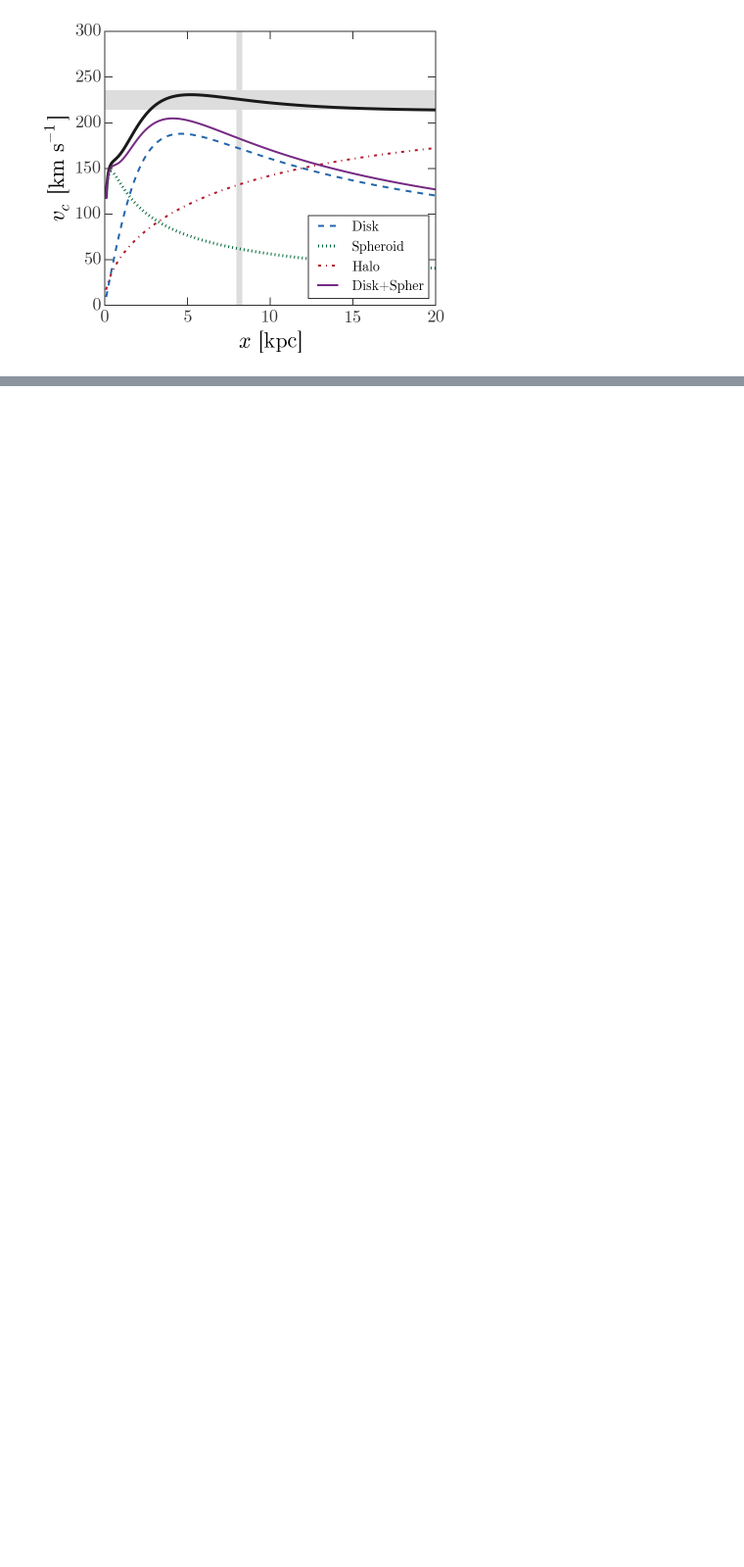
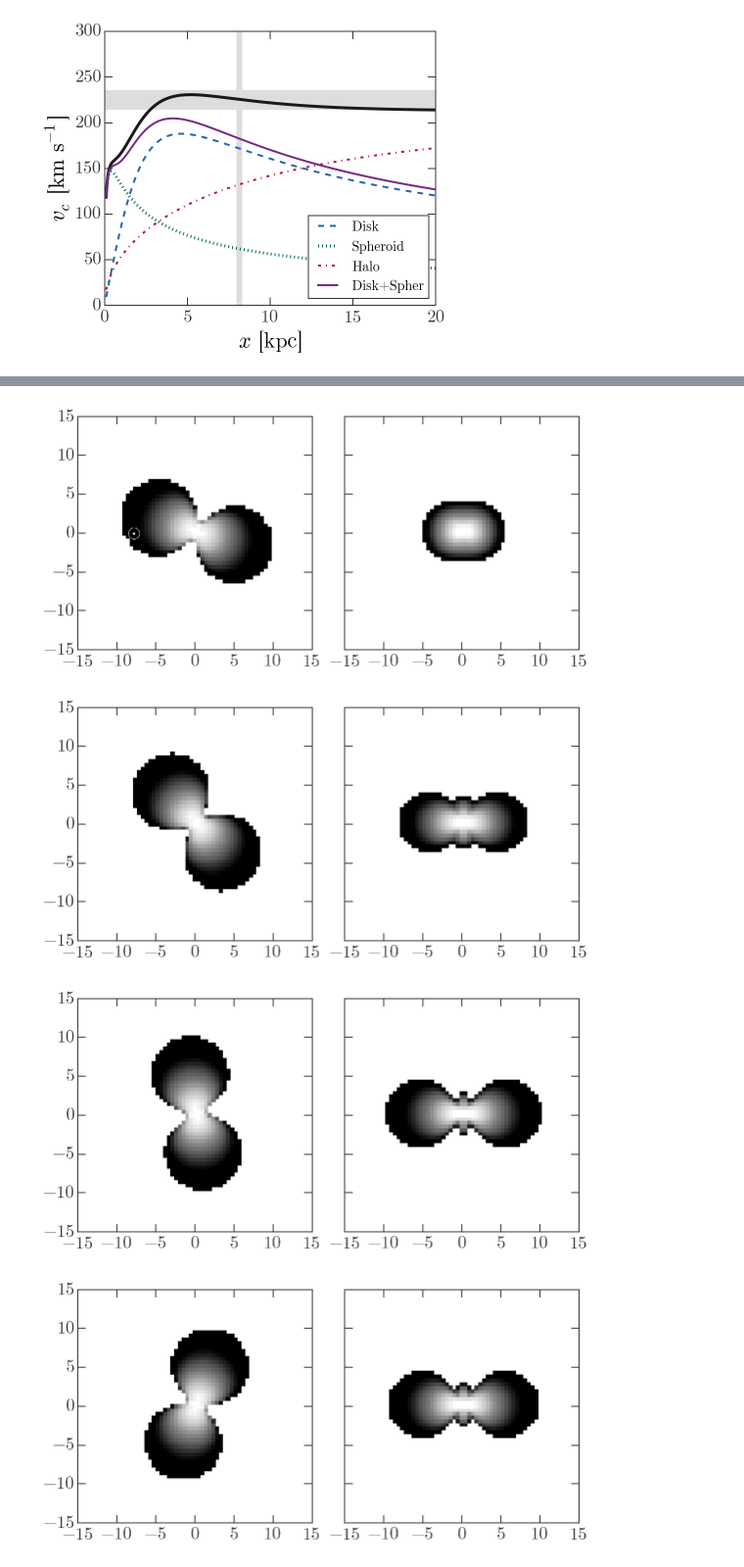
Before and after one commit to adrn/ophiuchus, a Jupyter notebook: notebooks/Figure - potential density rotation curve.ipynb, the cells around one changed output, grey strips where cells are left out. Shown at 98% size. Drawn from its saved outputs; the diff is of its cells as text; code cells hidden in the pictures; blank space fills up the shorter version.

Commit message:
rotation curve figures

```diff
--- a/notebooks/Figure - potential density rotation curve.ipynb
+++ b/notebooks/Figure - potential density rotation curve.ipynb
@@ -32,3 +29,6 @@ static_mw = gp.load("/Users/adrian/projects/ophiuchus/potentials/static_mw.yml",
+# %%
+barred_mw = op.load_potential("barred_mw_60")
+static_mw = op.load_potential("static_mw")
 # %%
 potential_classes = dict(
     spheroid=gp.HernquistPotential,
@@ -43,12 +43,12 @@ $185.78052 \; \mathrm{\frac{km}{s}}$
 # %% [markdown]
 ---
 # %%
-def density_on_grid(potential, grid_lim=(-15,15), ngrid=128):
+def density_on_grid(potential, t=0., grid_lim=(-15,15), ngrid=128):
     grid = np.linspace(grid_lim[0], grid_lim[1], ngrid)
     xyz = np.vstack(map(np.ravel, np.meshgrid(grid,grid,grid))).T
 
     val = np.zeros((ngrid*ngrid*ngrid,))
-    val = potential.density(xyz)
+    val = potential.density(xyz, t=t)
     val[np.isnan(val)] = val[np.isfinite(val)].max()
 
     gridx = xyz[:,0].reshape(ngrid,ngrid,ngrid)[:,:,0]
@@ -246,0 +252,12 @@ fig.savefig(os.path.join(plotpath, "static-circ-vel.png"), dpi=400)
+# %%
+pot = op.WangZhaoBarPotential(**barred_mw.parameters['bar'])
+
+T = (2*np.pi/(60*u.km/u.s/u.kpc)).to(u.Myr).value
+for time in np.linspace(0.,T/4,4):
+    xx,yy,_dens = density_on_grid(pot, t=time, ngrid=64)
+    fig = side_by_side_surface_dens(xx, yy, _dens)
+# %% [output]
+[figure, added]
+[figure, added]
+[figure, added]
+[figure, added]
```
Also changed, not shown: parts of 7 cells of this notebook.
